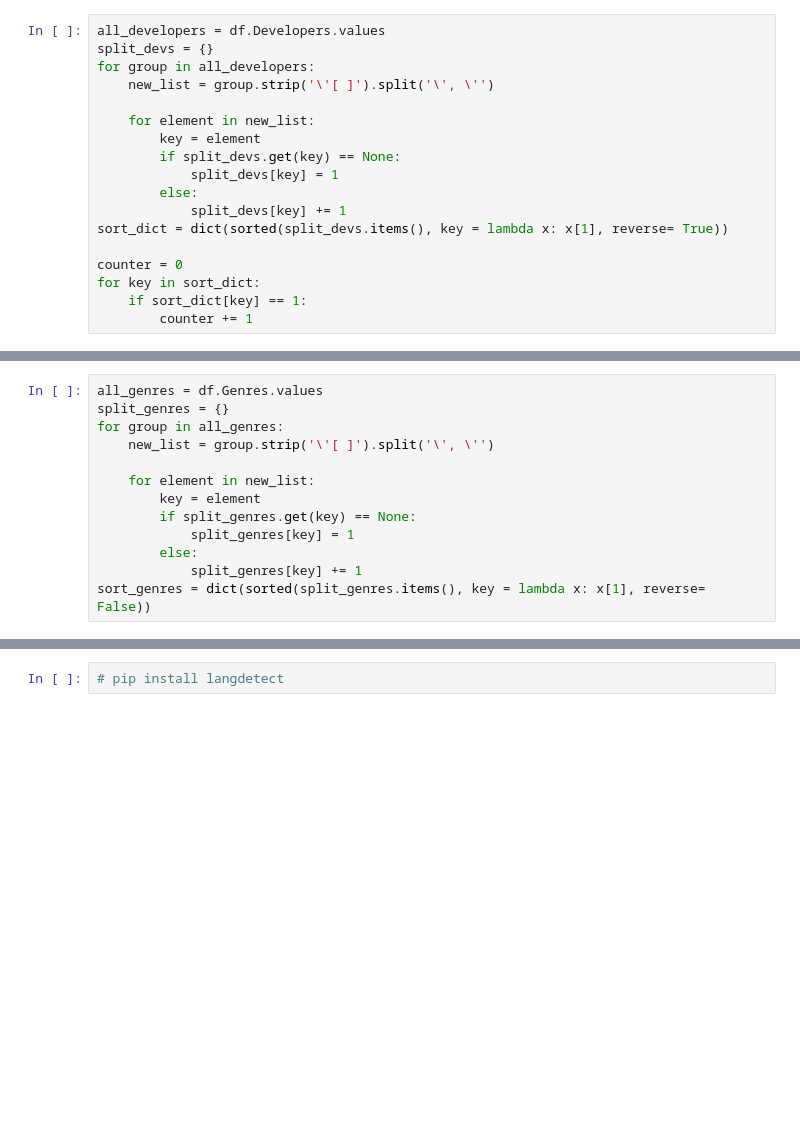
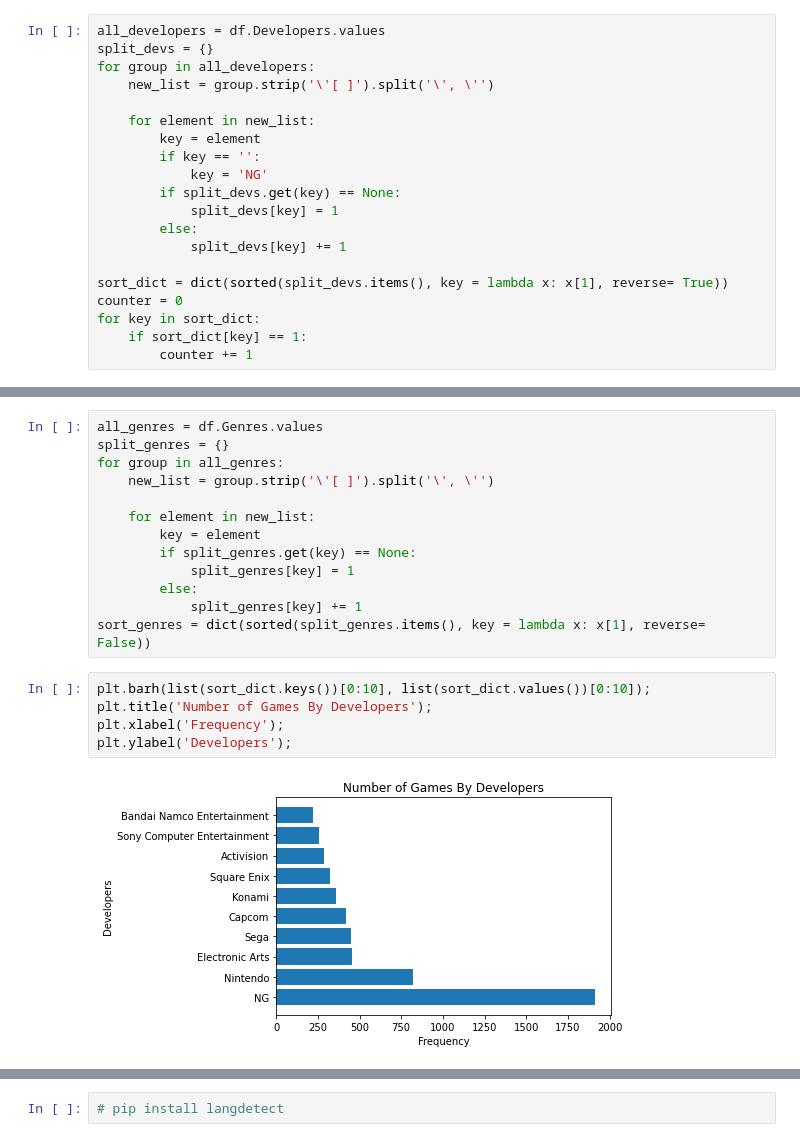
Before and after one commit to Tommyphung1/Predicting-Video-Games-Profit-with-Genres, a Jupyter notebook: Data_Explorations.ipynb, the cells around one changed output, grey strips where cells are left out. Cells and saved outputs as stored; diff of their text form; blank space fills up the shorter version.

```diff
--- a/Data_Explorations.ipynb
+++ b/Data_Explorations.ipynb
@@ -103,12 +109,14 @@ for group in all_developers:
 
     for element in new_list:
         key = element
+        if key == '':
+            key = 'NG'
         if split_devs.get(key) == None:
             split_devs[key] = 1
         else:
             split_devs[key] += 1
+
 sort_dict = dict(sorted(split_devs.items(), key = lambda x: x[1], reverse= True))
-
 counter = 0
 for key in sort_dict:
     if sort_dict[key] == 1:
@@ -136,3 +144,10 @@ for group in all_genres:
         else:
             split_genres[key] += 1
 sort_genres = dict(sorted(split_genres.items(), key = lambda x: x[1], reverse= False))
+# %%
+plt.barh(list(sort_dict.keys())[0:10], list(sort_dict.values())[0:10]);
+plt.title('Number of Games By Developers');
+plt.xlabel('Frequency');
+plt.ylabel('Developers');
+# %% [output]
+[figure, added]
```
Also changed, not shown: parts of 12 cells of this notebook, 2 other files.
